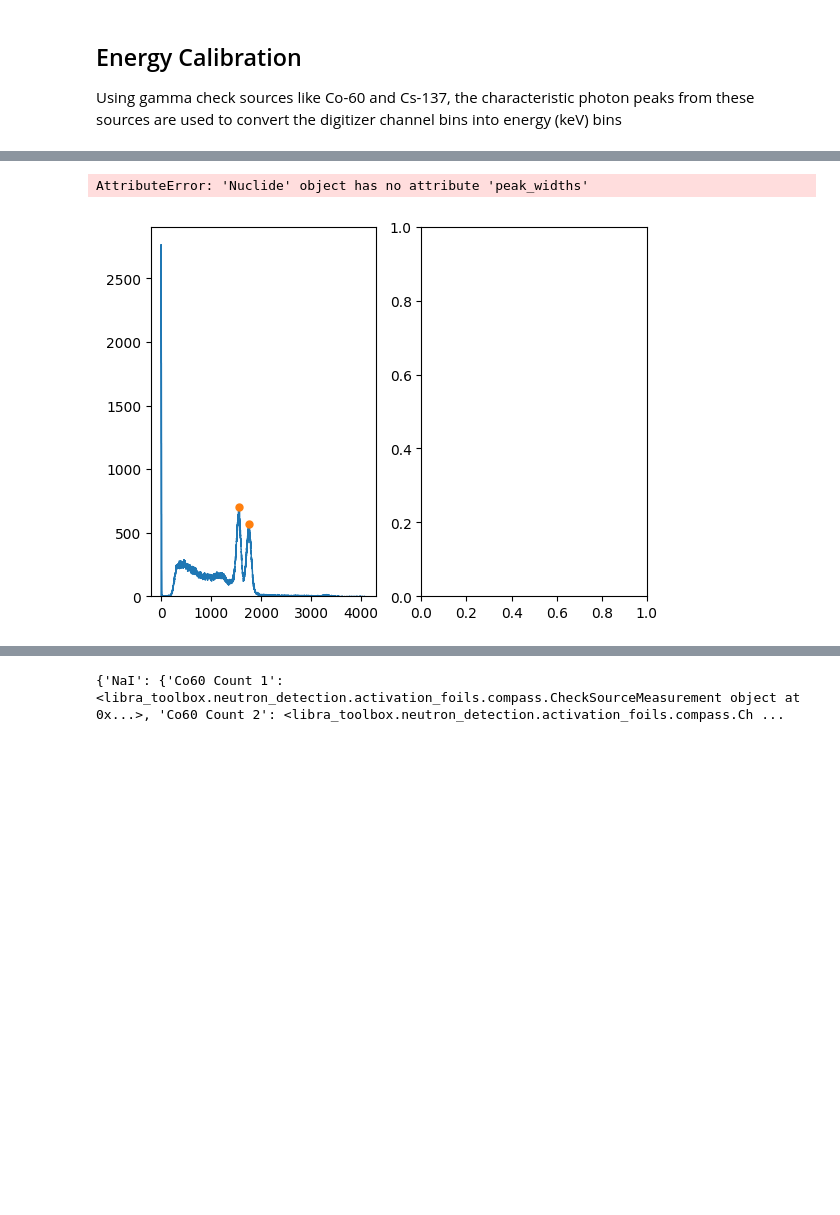
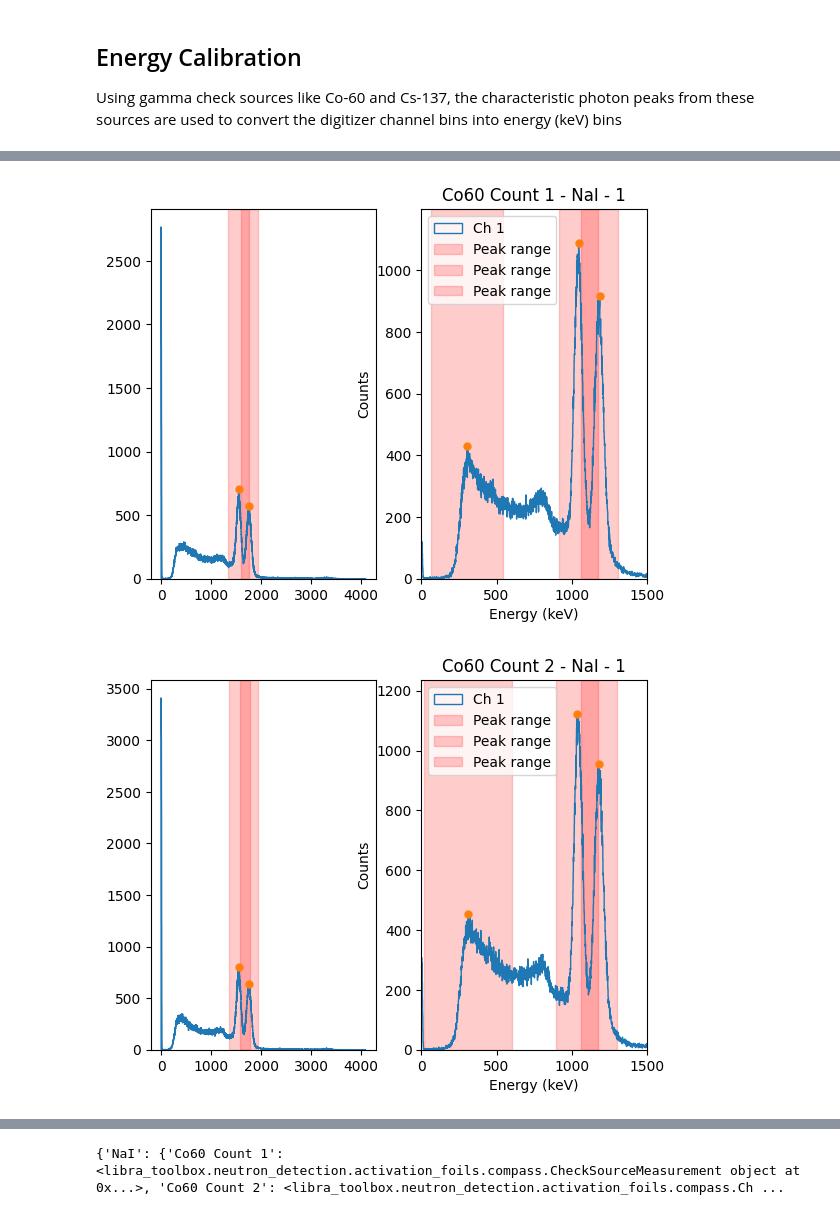
Before and after one commit to LIBRA-project/FLiBe-1L-run-1, a Jupyter notebook: analysis/neutron/foil_analysis_HPGe.ipynb, the cells around one changed output, grey strips where cells are left out. Cells and saved outputs as stored; diff of their text form; code cells hidden in the pictures; blank space fills up the shorter version.

Commit message:
Started on HPGe processing

```diff
--- a/analysis/neutron/foil_analysis.ipynb
+++ b/analysis/neutron/foil_analysis_HPGe.ipynb
@@ -59,9 +59,9 @@ peak_parameters = {
         "distance": 100,
     },
     "Co60": {
-        "start_index": 10,
-        "height": 0.2,
-        "prominence": 0.2,
+        "start_index": 100,
+        "height": 0.5,
+        "prominence": 0.5,
         "width": [2, 150],
         "distance": 10,
     },
@@ -124,7 +124,7 @@ for detector_type, measurements in check_source_measurements.items():
             print("peak_data:", peak_data)
             ax[d].plot(bin_edges[start_index:][peaks], peak_data["peak_heights"], ".", ms=10)
 
-            if measurement.check_source.nuclide.peak_widths is None:
+            if not hasattr(measurement.check_source.nuclide, "peak_widths") or measurement.check_source.nuclide.peak_widths is None:
                 measurement.check_source.nuclide.peak_widths = {}
             measurement.check_source.nuclide.peak_widths[detector.channel_nb] = 3 * peak_data["widths"]
 
@@ -149,7 +149,7 @@ for detector_type, measurements in check_source_measurements.items():
         # plt.yscale("log")
         ax[d].set_xlim(left=0, right=1500)
         ax[d].set_ylim(top=1.1 * np.max(hist))
-        ax[d].set_title(f"{measurement.name} - {measurement.detector_type} - {detector.channel_nb}")
+        ax[d].set_title(f"{measurement.name} - {detector_type} - {detector.channel_nb}")
         ax[d].set_xlabel("Energy (keV)")
         ax[d].set_ylabel("Counts")
 plt.show()
@@ -164,2 +174,2 @@ peak_data: {'peak_heights': array([702., 572.]), 'prominences': array([702., 457
-AttributeError: 'Nuclide' object has no attribute 'peak_widths'
-[figure, old version]
+[figure, new version]
+[figure, added]
```
Also changed, not shown: parts of 1 cell of this notebook.
